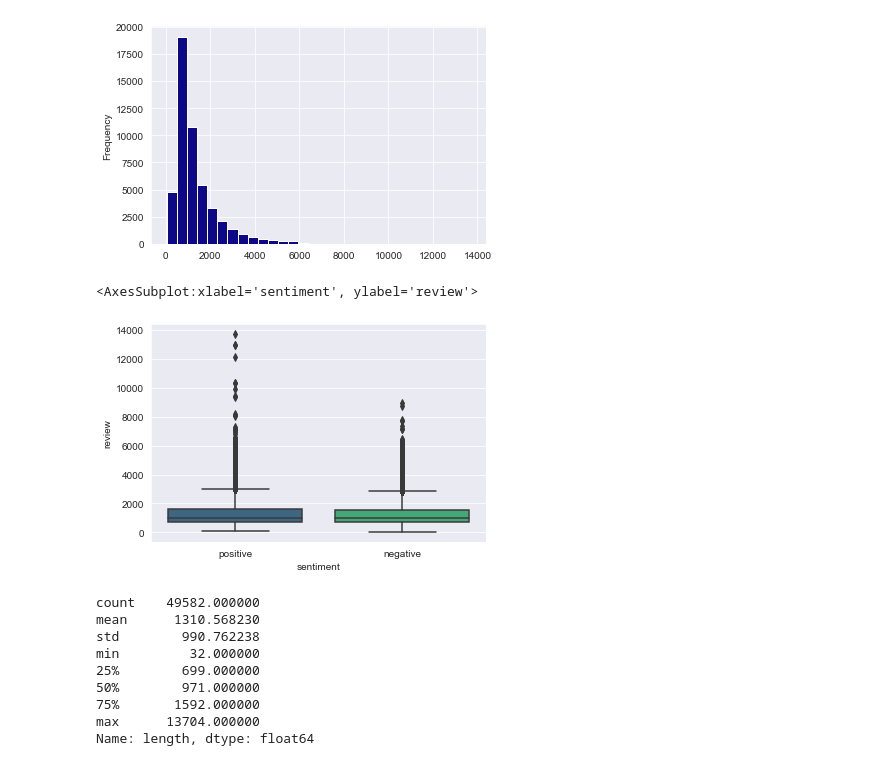
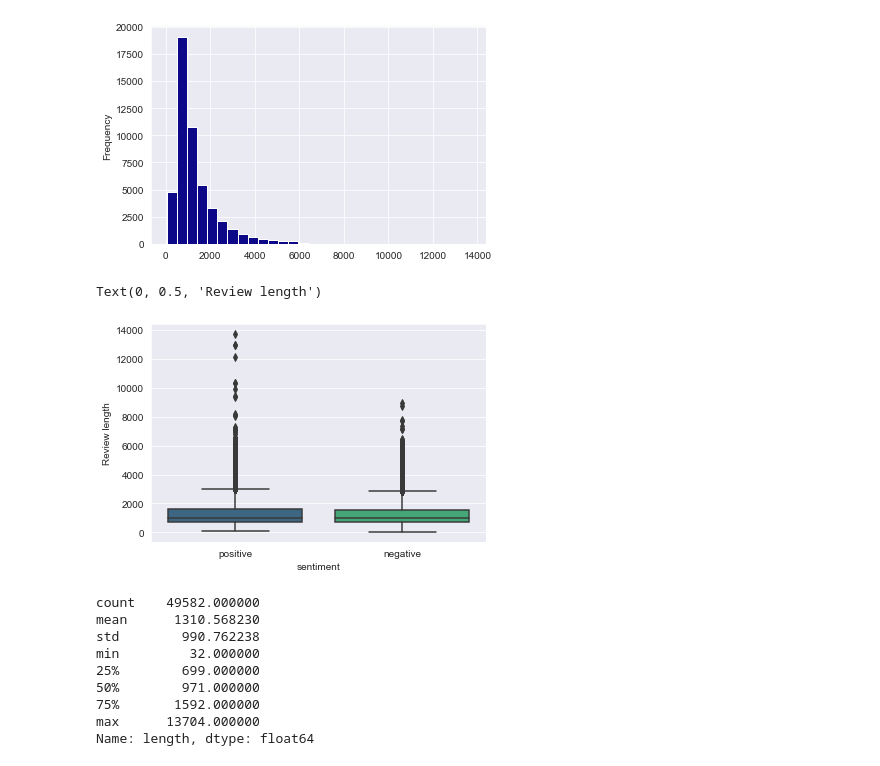
Before and after one commit to javierjevf/NLP_SVMclassifier, a Jupyter notebook: support_vector_machine.ipynb, the cells around one changed output. Drawn from its saved outputs; the diff is of its cells as text; code cells hidden in the pictures.

```diff
--- a/support_vector_machine.ipynb
+++ b/support_vector_machine.ipynb
@@ -88,9 +85,10 @@ movies.length.plot(bins=30,kind="hist",colormap="plasma")
 [figure]
 # %%
 sns.boxplot(data=movies,x="sentiment",y=movies.review.apply(len),palette="viridis")
+plt.ylabel("Review length")
 # %% [output]
-<AxesSubplot:xlabel='sentiment', ylabel='review'>
+Text(0, 0.5, 'Review length')
-[figure, old version]
+[figure, new version]
 # %%
 movies.length.describe()
 # %% [output]
```
Also changed, not shown: parts of 14 cells of this notebook.
